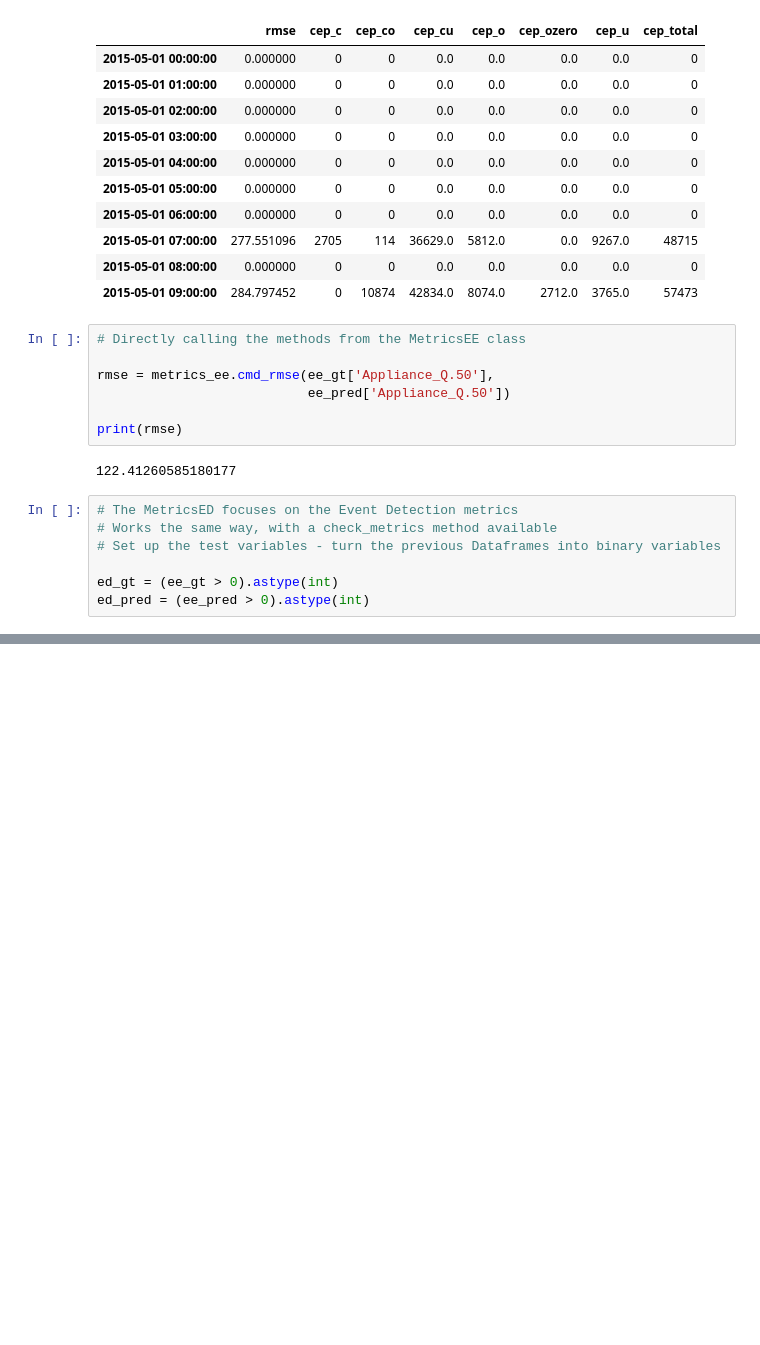
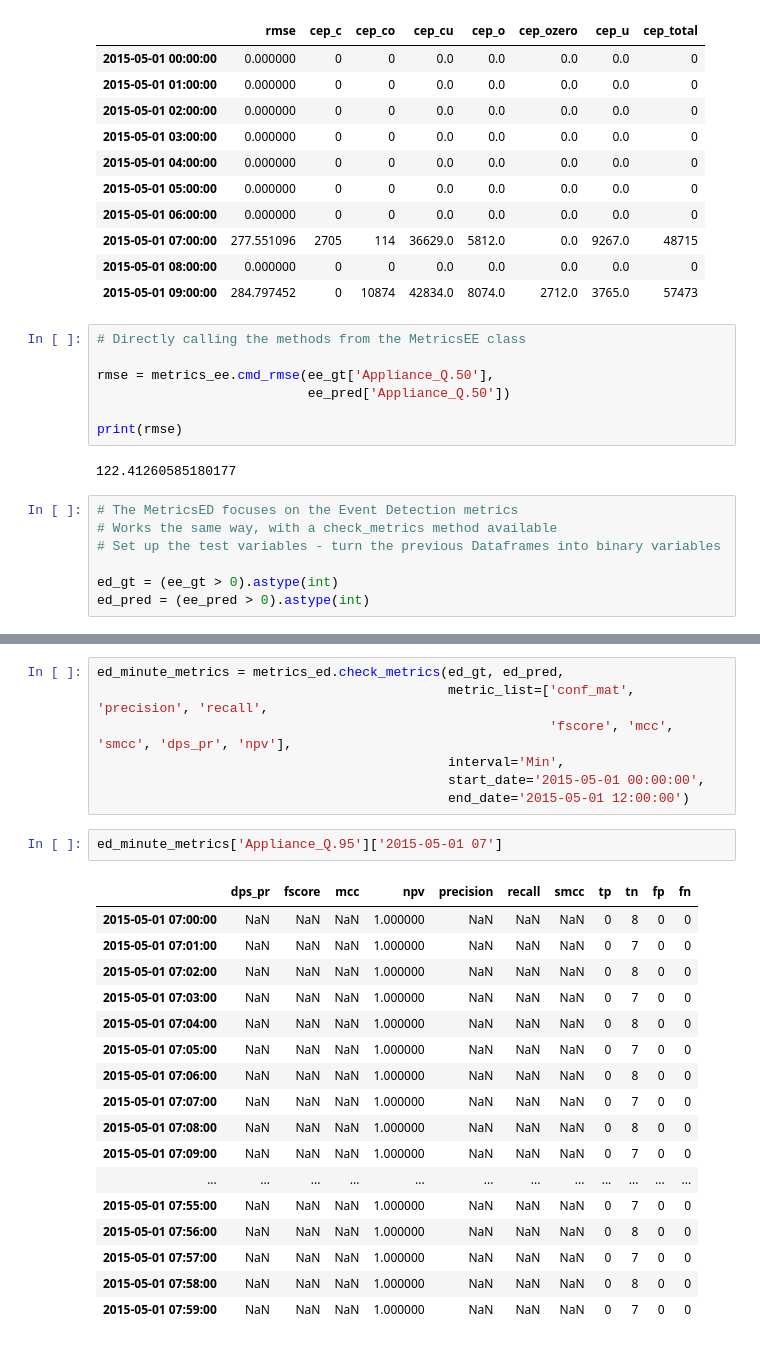
Before and after one commit to ECGomes/nilm_metrics, a Jupyter notebook: Metric Testing.ipynb, the cells around one changed output, grey strips where cells are left out. Saved outputs shown, nothing was run; the diff lists cells and outputs as text; blank space fills up the shorter version.

```diff
--- a/Metric Testing.ipynb
+++ b/Metric Testing.ipynb
@@ -72,0 +82,27 @@ ed_hourly_metrics['Appliance_Q.50'].head(10)
+# %%
+ed_minute_metrics = metrics_ed.check_metrics(ed_gt, ed_pred,
+                                             metric_list=['conf_mat', 'precision', 'recall',
+                                                          'fscore', 'mcc', 'smcc', 'dps_pr', 'npv'],
+                                             interval='Min',
+                                             start_date='2015-05-01 00:00:00',
+                                             end_date='2015-05-01 12:00:00')
+# %%
+ed_minute_metrics['Appliance_Q.95']['2015-05-01 07']
+# %% [output]
+|  | dps_pr | fscore | mcc | npv | precision | recall | smcc | tp | tn | fp | fn |
+| 2015-05-01 07:00:00 | NaN | NaN | NaN | 1.000000 | NaN | NaN | NaN | 0 | 8 | 0 | 0 |
+| 2015-05-01 07:01:00 | NaN | NaN | NaN | 1.000000 | NaN | NaN | NaN | 0 | 7 | 0 | 0 |
+| 2015-05-01 07:02:00 | NaN | NaN | NaN | 1.000000 | NaN | NaN | NaN | 0 | 8 | 0 | 0 |
+| 2015-05-01 07:03:00 | NaN | NaN | NaN | 1.000000 | NaN | NaN | NaN | 0 | 7 | 0 | 0 |
+| 2015-05-01 07:04:00 | NaN | NaN | NaN | 1.000000 | NaN | NaN | NaN | 0 | 8 | 0 | 0 |
+| 2015-05-01 07:05:00 | NaN | NaN | NaN | 1.000000 | NaN | NaN | NaN | 0 | 7 | 0 | 0 |
+| 2015-05-01 07:06:00 | NaN | NaN | NaN | 1.000000 | NaN | NaN | NaN | 0 | 8 | 0 | 0 |
+| 2015-05-01 07:07:00 | NaN | NaN | NaN | 1.000000 | NaN | NaN | NaN | 0 | 7 | 0 | 0 |
+| 2015-05-01 07:08:00 | NaN | NaN | NaN | 1.000000 | NaN | NaN | NaN | 0 | 8 | 0 | 0 |
+| 2015-05-01 07:09:00 | NaN | NaN | NaN | 1.000000 | NaN | NaN | NaN | 0 | 7 | 0 | 0 |
+| ... | ... | ... | ... | ... | ... | ... | ... | ... | ... | ... | ... |
+| 2015-05-01 07:55:00 | NaN | NaN | NaN | 1.000000 | NaN | NaN | NaN | 0 | 7 | 0 | 0 |
+| 2015-05-01 07:56:00 | NaN | NaN | NaN | 1.000000 | NaN | NaN | NaN | 0 | 8 | 0 | 0 |
+| 2015-05-01 07:57:00 | NaN | NaN | NaN | 1.000000 | NaN | NaN | NaN | 0 | 7 | 0 | 0 |
+| 2015-05-01 07:58:00 | NaN | NaN | NaN | 1.000000 | NaN | NaN | NaN | 0 | 8 | 0 | 0 |
+| 2015-05-01 07:59:00 | NaN | NaN | NaN | 1.000000 | NaN | NaN | NaN | 0 | 7 | 0 | 0 |
```
Also changed, not shown: parts of 7 cells of this notebook, 1 other file.
